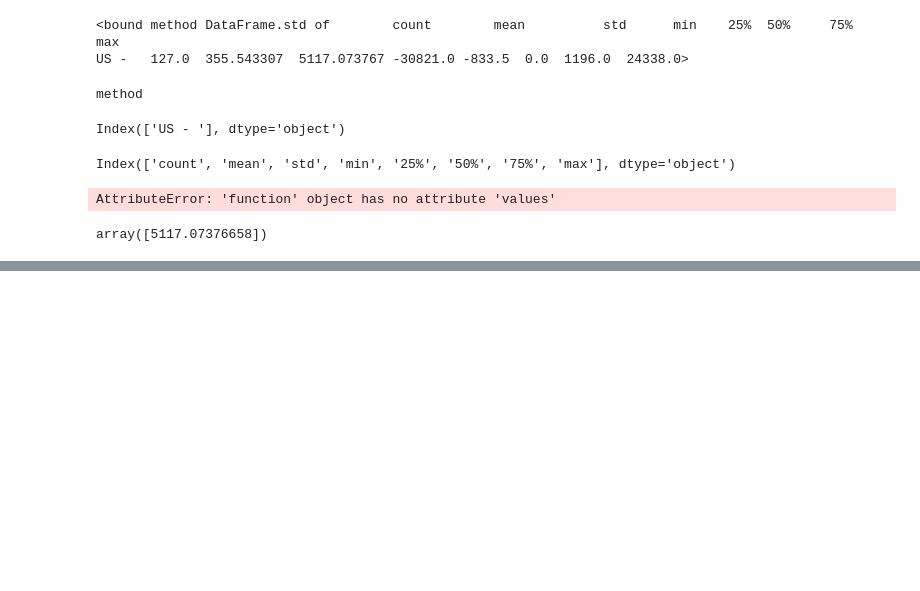
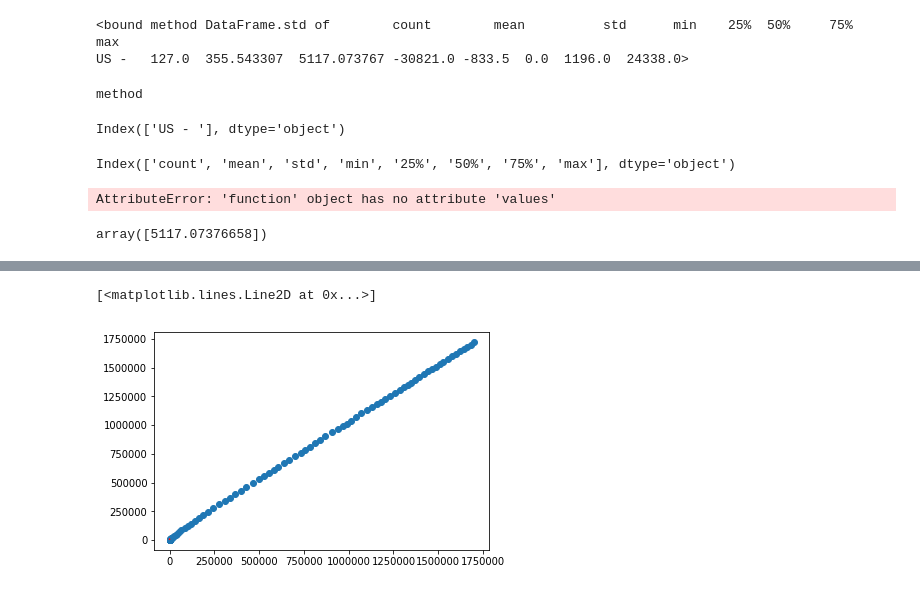
Before and after one commit to jdmarshall527/ucb, a Jupyter notebook: udacity/Capstone/Capstone data exploration.ipynb, the cells around one changed output, grey strips where cells are left out. Cells and saved outputs as stored; diff of their text form; code cells hidden in the pictures; blank space fills up the shorter version.

```diff
--- a/udacity/Capstone/Capstone data exploration.ipynb
+++ b/udacity/Capstone/Capstone data exploration.ipynb
@@ -854,0 +932,6 @@ array([5117.07376658])
+# %%
+plt.scatter(x,y)
+plt.plot(x_lin_reg, y_lin_reg, c = 'r')
+# %% [output]
+[<matplotlib.lines.Line2D at 0x...>]
+[figure, added]
```
Also changed, not shown: parts of 21 cells of this notebook.
